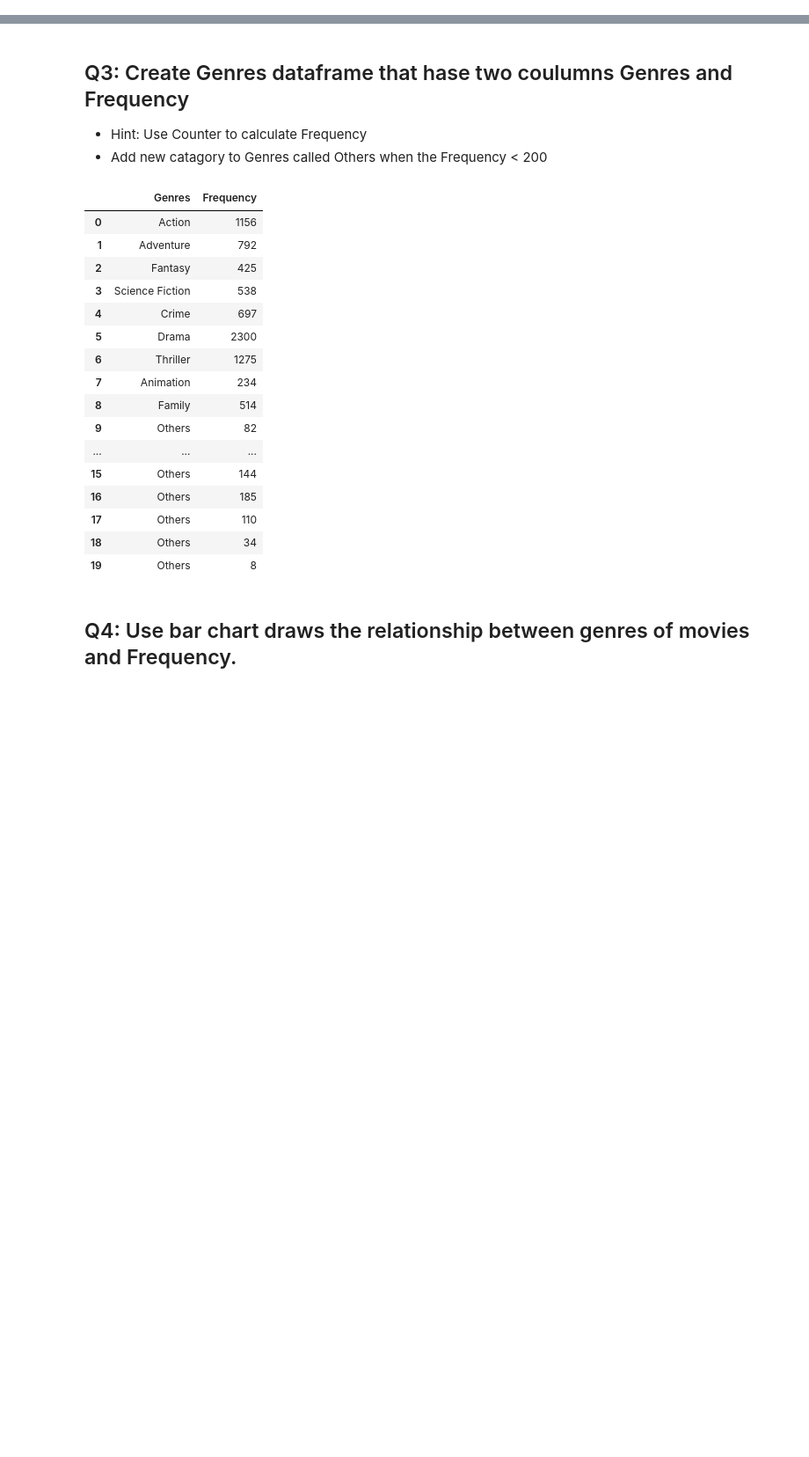
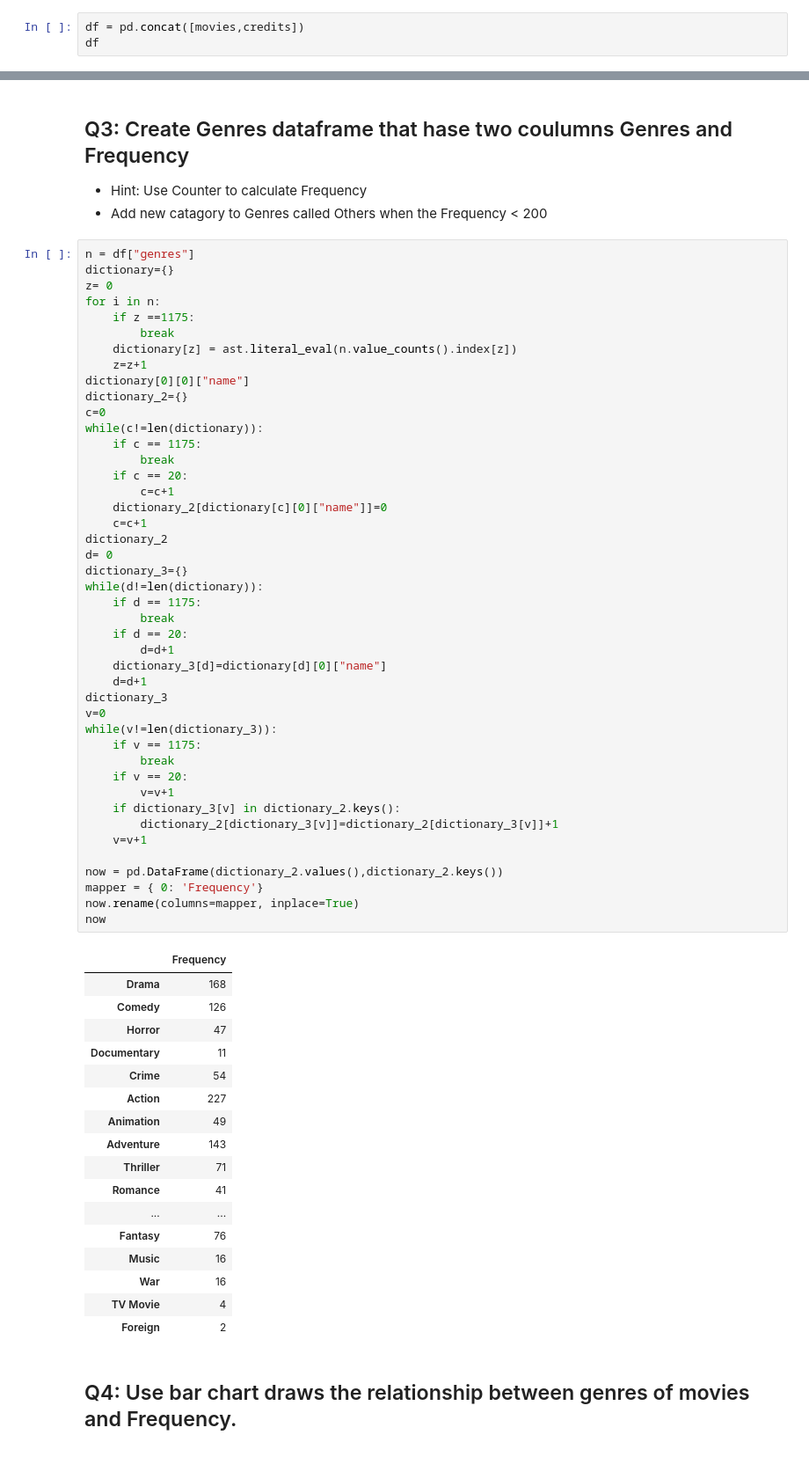
Before and after one commit to Tuwaiq-Data-Science-Bootcamp-V5/Plotly-Lab1, a Jupyter notebook: Plotly_Assignment.ipynb, the cells around one changed output, grey strips where cells are left out. Shown at 88% size. Drawn from its saved outputs; the diff is of its cells as text; blank space fills up the shorter version.

```diff
--- a/Plotly_Assignment.ipynb
+++ b/Plotly_Assignment.ipynb
@@ -69,5 +69,7 @@ memory usage: 150.2+ KB
 # %% [markdown]
 ## Q1: Combine the two datsets as one dataframe
 # %%
+df = pd.concat([movies,credits])
+df
 # %% [output]
 |  | budget | genres | homepage | id | keywords | original_language | original_title | overview | ... |
@@ -89,24 +116,67 @@ movies.head(3)
 - Hint: Use Counter to calculate Frequency
 - Add new catagory to Genres called Others when the Frequency < 200
 # %%
+n = df["genres"]
+dictionary={}
+z= 0
+for i in n:
+    if z ==1175:
+        break
+    dictionary[z] = ast.literal_eval(n.value_counts().index[z])
+    z=z+1
+dictionary[0][0]["name"]
+dictionary_2={}
+c=0
+while(c!=len(dictionary)):
+    if c == 1175:
+        break
+    if c == 20:
+        c=c+1
+    dictionary_2[dictionary[c][0]["name"]]=0
+    c=c+1
+dictionary_2
+d= 0
+dictionary_3={}
+while(d!=len(dictionary)):
+    if d == 1175:
+        break
+    if d == 20:
+        d=d+1
+    dictionary_3[d]=dictionary[d][0]["name"]
+    d=d+1
+dictionary_3
+v=0
+while(v!=len(dictionary_3)):
+    if v == 1175:
+        break
+    if v == 20:
+        v=v+1
+    if dictionary_3[v] in dictionary_2.keys():
+        dictionary_2[dictionary_3[v]]=dictionary_2[dictionary_3[v]]+1
+    v=v+1
+
+now = pd.DataFrame(dictionary_2.values(),dictionary_2.keys())
+mapper = { 0: 'Frequency'}
+now.rename(columns=mapper, inplace=True)
+now
 # %% [output]
-|  | Genres | Frequency |
-| 0 | Action | 1156 |
-| 1 | Adventure | 792 |
-| 2 | Fantasy | 425 |
-| 3 | Science Fiction | 538 |
-| 4 | Crime | 697 |
-| 5 | Drama | 2300 |
-| 6 | Thriller | 1275 |
-| 7 | Animation | 234 |
-| 8 | Family | 514 |
-| 9 | Others | 82 |
-| ... | ... | ... |
-| 15 | Others | 144 |
-| 16 | Others | 185 |
-| 17 | Others | 110 |
-| 18 | Others | 34 |
-| 19 | Others | 8 |
+|  | Frequency |
+| Drama | 168 |
+| Comedy | 126 |
+| Horror | 47 |
+| Documentary | 11 |
+| Crime | 54 |
+| Action | 227 |
+| Animation | 49 |
+| Adventure | 143 |
+| Thriller | 71 |
+| Romance | 41 |
+| ... | ... |
+| Fantasy | 76 |
+| Music | 16 |
+| War | 16 |
+| TV Movie | 4 |
+| Foreign | 2 |
 # %% [markdown]
 ## Q4: Use bar chart draws the relationship between genres of movies and Frequency.
 ![p1.png](attachment:p1.png)
```
Also changed, not shown: parts of 9 cells of this notebook, 2 other files.
